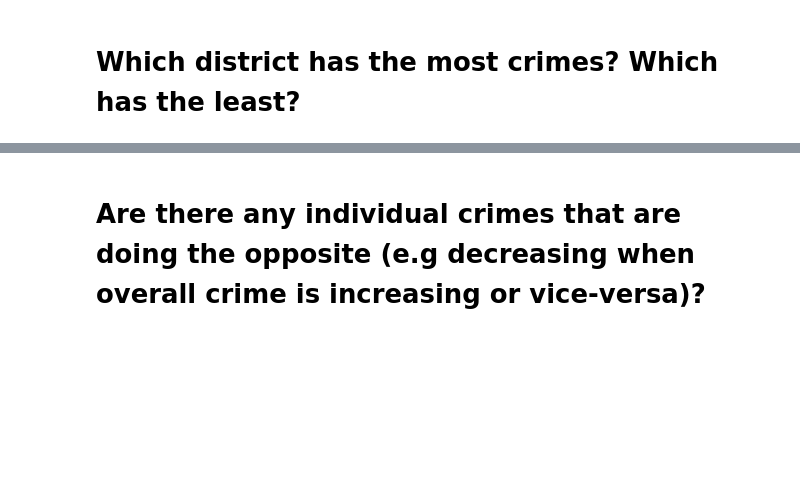
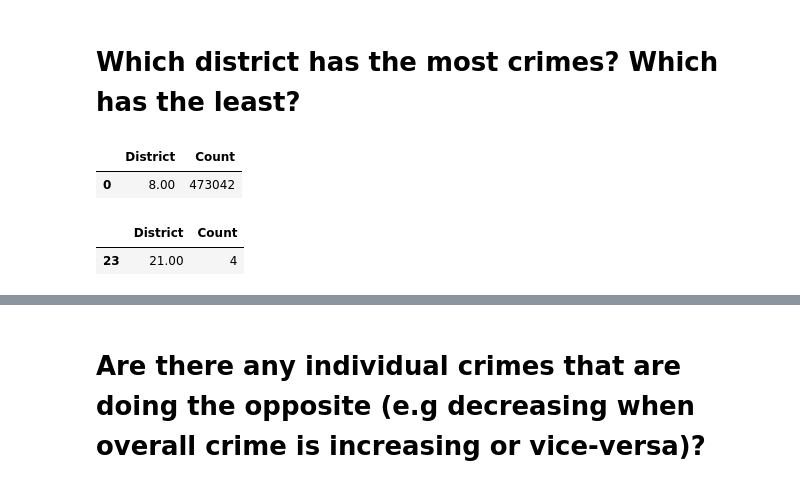
Before and after one commit to hawkeyedatatsai/Chicago-Crime-Data, a Jupyter notebook: Questions.ipynb, the cells around one changed output, grey strips where cells are left out. Drawn from its saved outputs; the diff is of its cells as text; code cells hidden in the pictures; blank space fills up the shorter version.

```diff
--- a/Questions.ipynb
+++ b/Questions.ipynb
@@ -38,0 +125,10 @@ display(df.head(),df.tail())
+# %%
+# number of crimes per district
+count_by_dis = df['District'].value_counts().rename_axis('District').to_frame('Count')
+count_by_dis = count_by_dis.reset_index()
+display(count_by_dis.head(1),count_by_dis.tail(1))
+# %% [output]
+|  | District | Count |
+| 0 | 8.00 | 473042 |
+|  | District | Count |
+| 23 | 21.00 | 4 |
```
Also changed, not shown: parts of 7 cells of this notebook, 1 other file.
